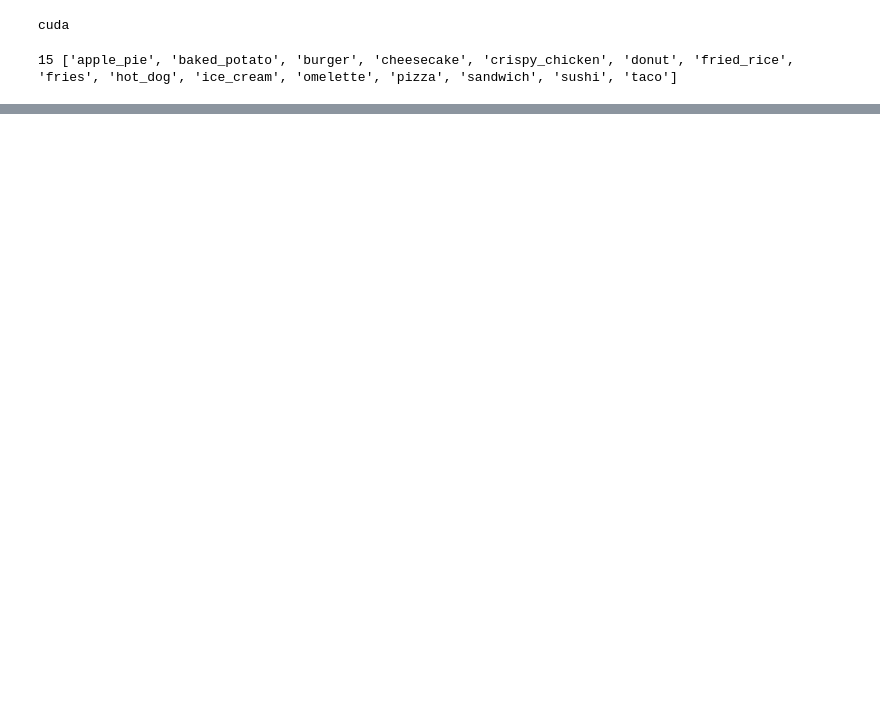
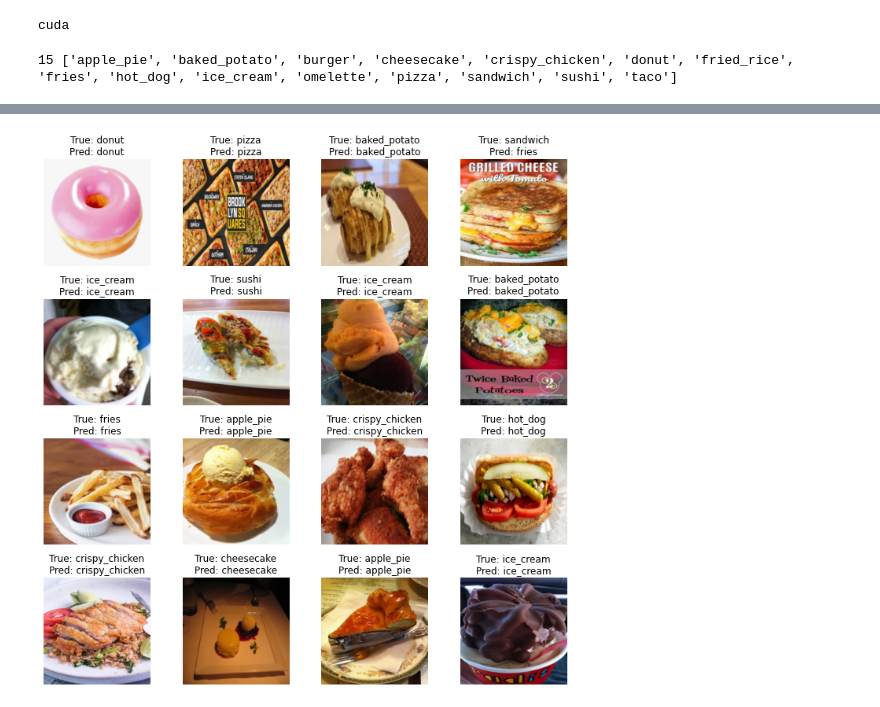
Before and after one commit to JosePeblo/inteligencia-artificial, a Jupyter notebook: deep_learning/FoodClassification.ipynb, the cells around one changed output, grey strips where cells are left out. Drawn from its saved outputs; the diff is of its cells as text; code cells hidden in the pictures; blank space fills up the shorter version.

Commit message:
transfer learning

```diff
--- a/deep_learning/FoodClassification.ipynb
+++ b/deep_learning/FoodClassification.ipynb
@@ -231,0 +306,2 @@ Epoch 99
+# %%
+model.load_state_dict(bestModelWeights)
@@ -263,0 +364,18 @@ torch.save(model.state_dict(), Path('./FCModel.pth'))
+# %%
+# Run with transfer learning
+
+# Load the model
+model = torchvision.models.resnet50(torchvision.models.ResNet50_Weights.DEFAULT)
+# %%
+model.fc = nn.Sequential(
+    nn.Linear(2048, 256),
+    nn.ReLU(),
+    nn.Linear(256, NUM_CLASES),
+    nn.Sigmoid(),
+)
+
+for param in model.fc.parameters():
+    param.requires_grad = True
+
+for param in model.layer4.parameters():
+    param.requires_grad = True
@@ -263,0 +531,29 @@ torch.save(model.state_dict(), Path('./FCModel.pth'))
+# %%
+# Print the model predictions
+model.eval()
+images, labels = next(iter(valLoader))
+
+images = images.to(device)
+labels = labels.to(device)
+
+with torch.no_grad():
+    outputs = model(images)
+    _, preds = torch.max(outputs, 1)
+
+images = images.cpu().numpy()
+labels = labels.cpu().numpy()
+preds = preds.cpu().numpy()
+
+fig, axes = plt.subplots(4, 4, figsize=(10, 10))
+axes = axes.flatten()
+
+for ax, img, label, pred in zip(axes, images, labels, preds):
+    img = (img.transpose(1, 2, 0) + 1) / 2
+    ax.imshow(img)
+    ax.axis('off')
+    ax.set_title(f'True: {CLASSES[label]}\nPred: {CLASSES[pred]}')
+
+plt.tight_layout()
+plt.show()
+# %% [output]
+[figure, added]
```
Also changed, not shown: parts of 20 cells of this notebook.
